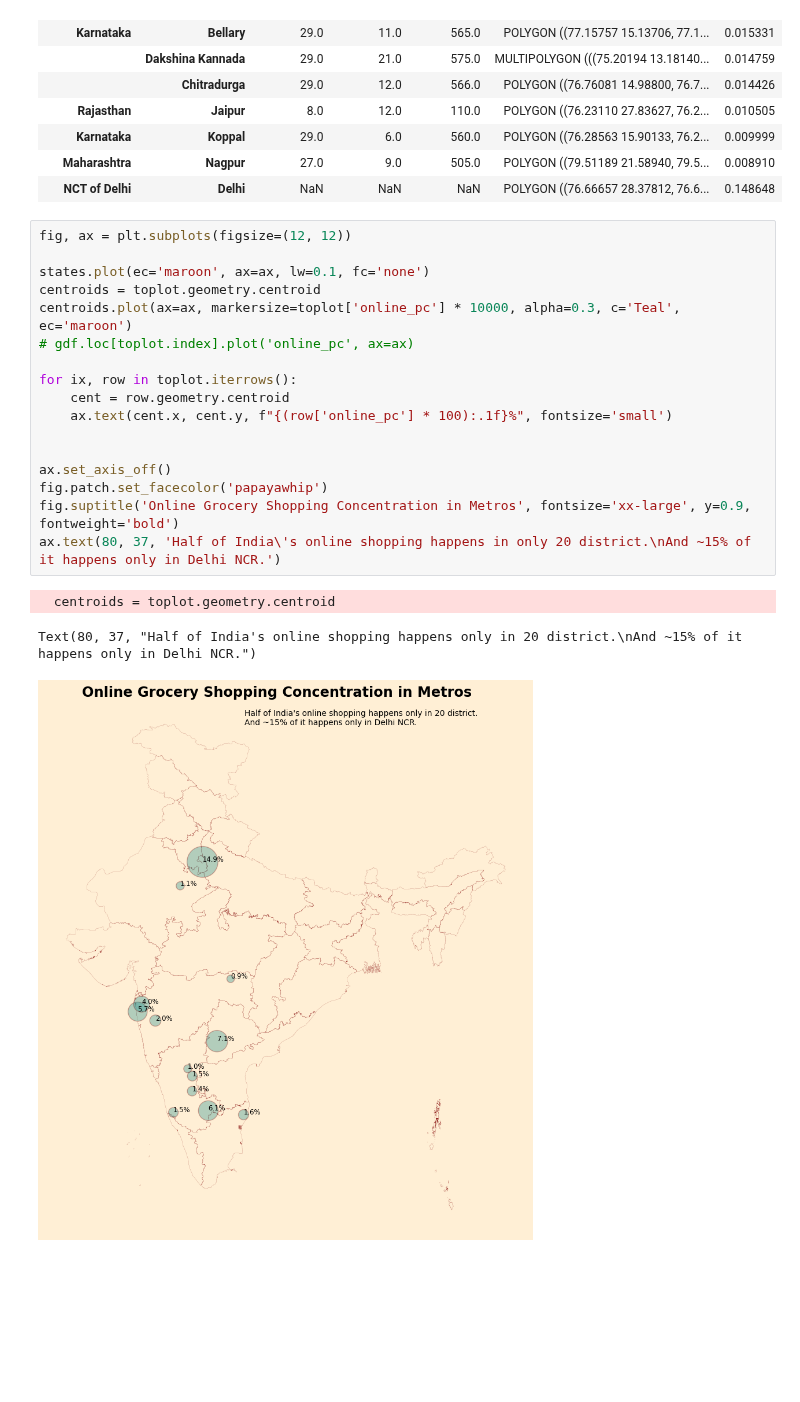
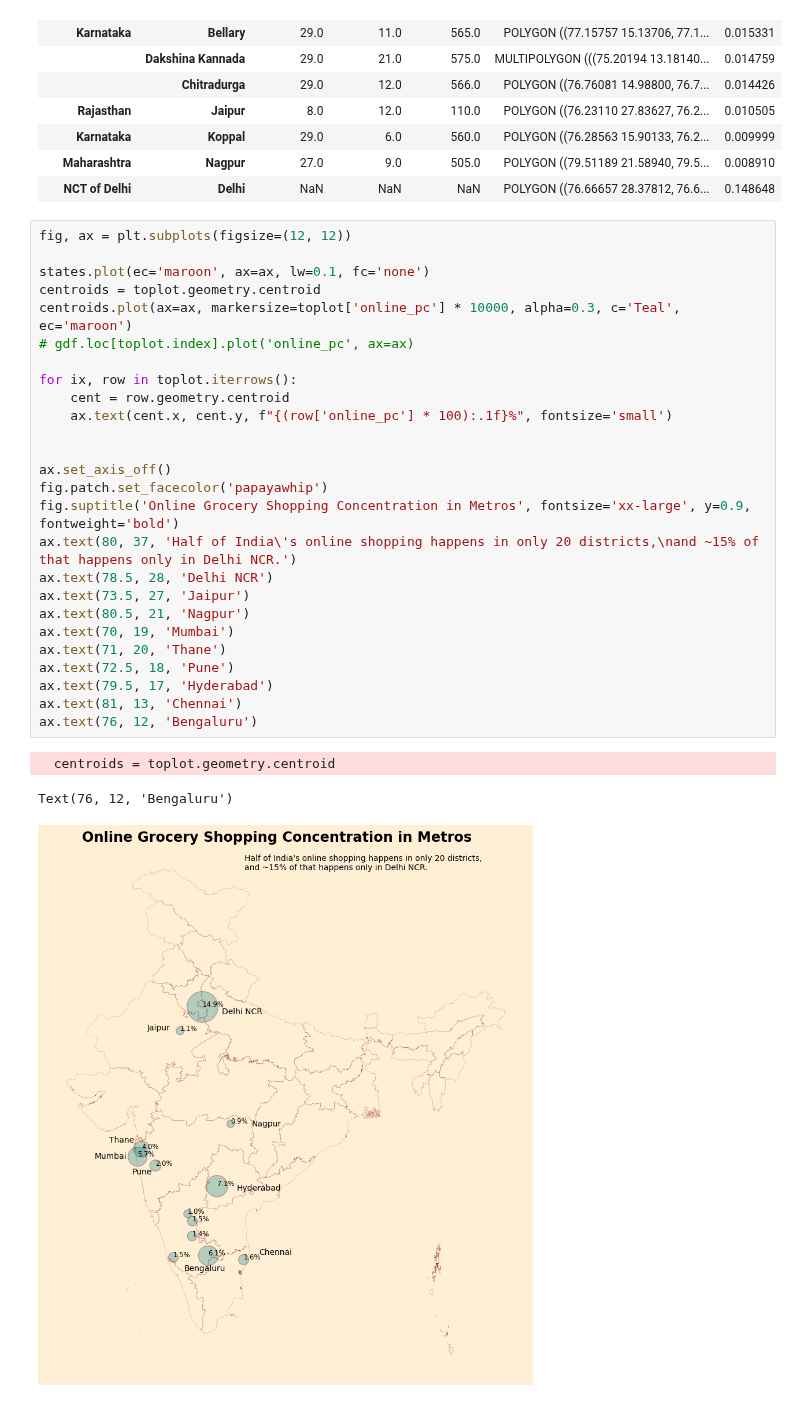
Before and after one commit to jaidevd/beingbayesian, a Jupyter notebook: online-shopping-states-districts.ipynb, the cells around one changed output. Cells and saved outputs as stored; diff of their text form; blank space fills up the shorter version.

```diff
--- a/online-shopping-states-districts.ipynb
+++ b/online-shopping-states-districts.ipynb
@@ -138,21 +135,30 @@ toplot
 # %%
 fig, ax = plt.subplots(figsize=(12, 12))
 
 states.plot(ec='maroon', ax=ax, lw=0.1, fc='none')
 centroids = toplot.geometry.centroid
 centroids.plot(ax=ax, markersize=toplot['online_pc'] * 10000, alpha=0.3, c='Teal', ec='maroon')
 # gdf.loc[toplot.index].plot('online_pc', ax=ax)
 
 for ix, row in toplot.iterrows():
     cent = row.geometry.centroid
     ax.text(cent.x, cent.y, f"{(row['online_pc'] * 100):.1f}%", fontsize='small')
 
 
 ax.set_axis_off()
 fig.patch.set_facecolor('papayawhip')
 fig.suptitle('Online Grocery Shopping Concentration in Metros', fontsize='xx-large', y=0.9, fontweight='bold')
-ax.text(80, 37, 'Half of India\'s online shopping happens in only 20 district.\nAnd ~15% of it happens only in Delhi NCR.')
+ax.text(80, 37, 'Half of India\'s online shopping happens in only 20 districts,\nand ~15% of that happens only in Delhi NCR.')
+ax.text(78.5, 28, 'Delhi NCR')
+ax.text(73.5, 27, 'Jaipur')
+ax.text(80.5, 21, 'Nagpur')
+ax.text(70, 19, 'Mumbai')
+ax.text(71, 20, 'Thane')
+ax.text(72.5, 18, 'Pune')
+ax.text(79.5, 17, 'Hyderabad')
+ax.text(81, 13, 'Chennai')
+ax.text(76, 12, 'Bengaluru')
 # %% [output]
   centroids = toplot.geometry.centroid
-Text(80, 37, "Half of India's online shopping happens only in 20 district.\nAnd ~15% of it happens only in Delhi NCR.")
+Text(76, 12, 'Bengaluru')
-[figure, old version]
+[figure, new version]
```
Also changed, not shown: parts of 1 cell of this notebook, 4 other files.
